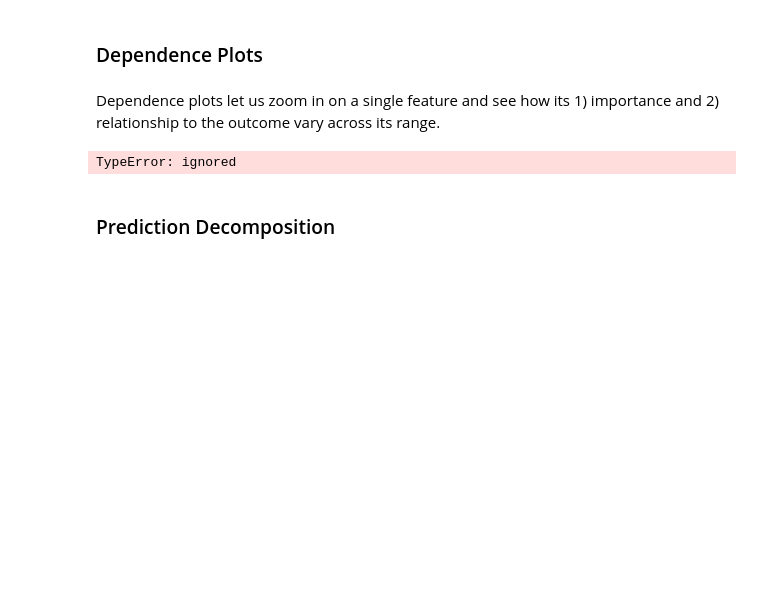
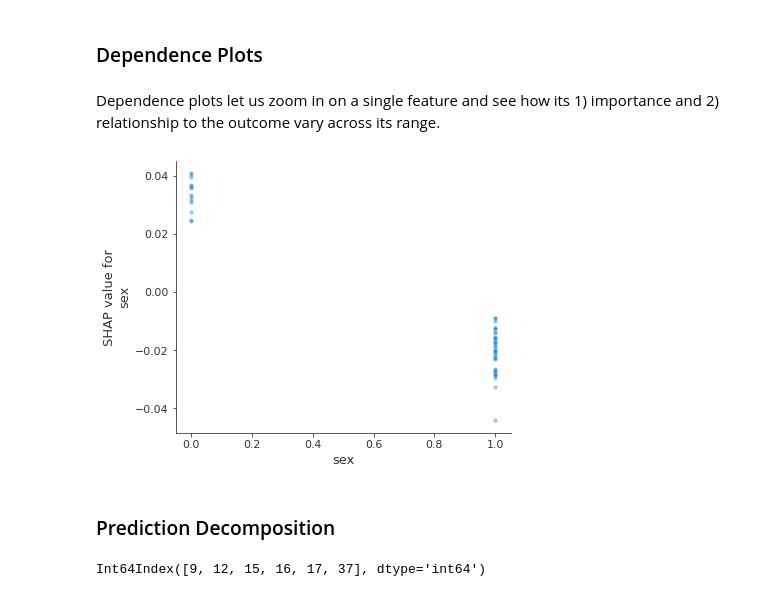
Before and after one commit to NYU-MSDS-Projects/heartdisease-1017, a Jupyter notebook: original_code/1017_FinalProject_Transparency_SHAP.ipynb, the cells around one changed output. Saved outputs shown, nothing was run; the diff lists cells and outputs as text; code cells hidden in the pictures; blank space fills up the shorter version.

```diff
--- a/original_code/1017_FinalProject_Transparency_SHAP.ipynb
+++ b/original_code/1017_FinalProject_Transparency_SHAP.ipynb
@@ -114,8 +122,9 @@ shap.summary_plot(shap_values, X_test, feature_names=heart.columns[:-1])
 # %% [markdown]
 Dependence plots let us zoom in on a single feature and see how its 1) importance and 2) relationship to the outcome vary across its range.
 # %%
-shap.dependence_plot(heart.columns[:-1][0],
-                     shap_values, X_test, alpha=0.1, interaction_index=None)
+#dependence plot for sex (potentially delete this)
+shap.dependence_plot(heart.columns[:-1][1],
+                     shap_values[1], X_check_test, alpha=0.5, interaction_index=None)
 # %% [output]
-TypeError: ignored
+[figure, added]
 # %% [markdown]
@@ -122 +132,13 @@ TypeError: ignored
 ### Prediction Decomposition
+# %%
+#aggregated all incorrect predicitons on the test data
+df = pd.DataFrame(columns=['preds', 'actuals'])
+df['preds'] = model.predict(X_test)
+df['actuals'] = y_test
+
+wrong = df.loc[(df.preds == True) & (df.actuals == False)]
+wrong = wrong.append(df.loc[(df.preds == False) & (df.actuals == True)])
+
+wrong.index
+# %% [output]
+Int64Index([9, 12, 15, 16, 17, 37], dtype='int64')
```
Also changed, not shown: parts of 21 cells of this notebook.
